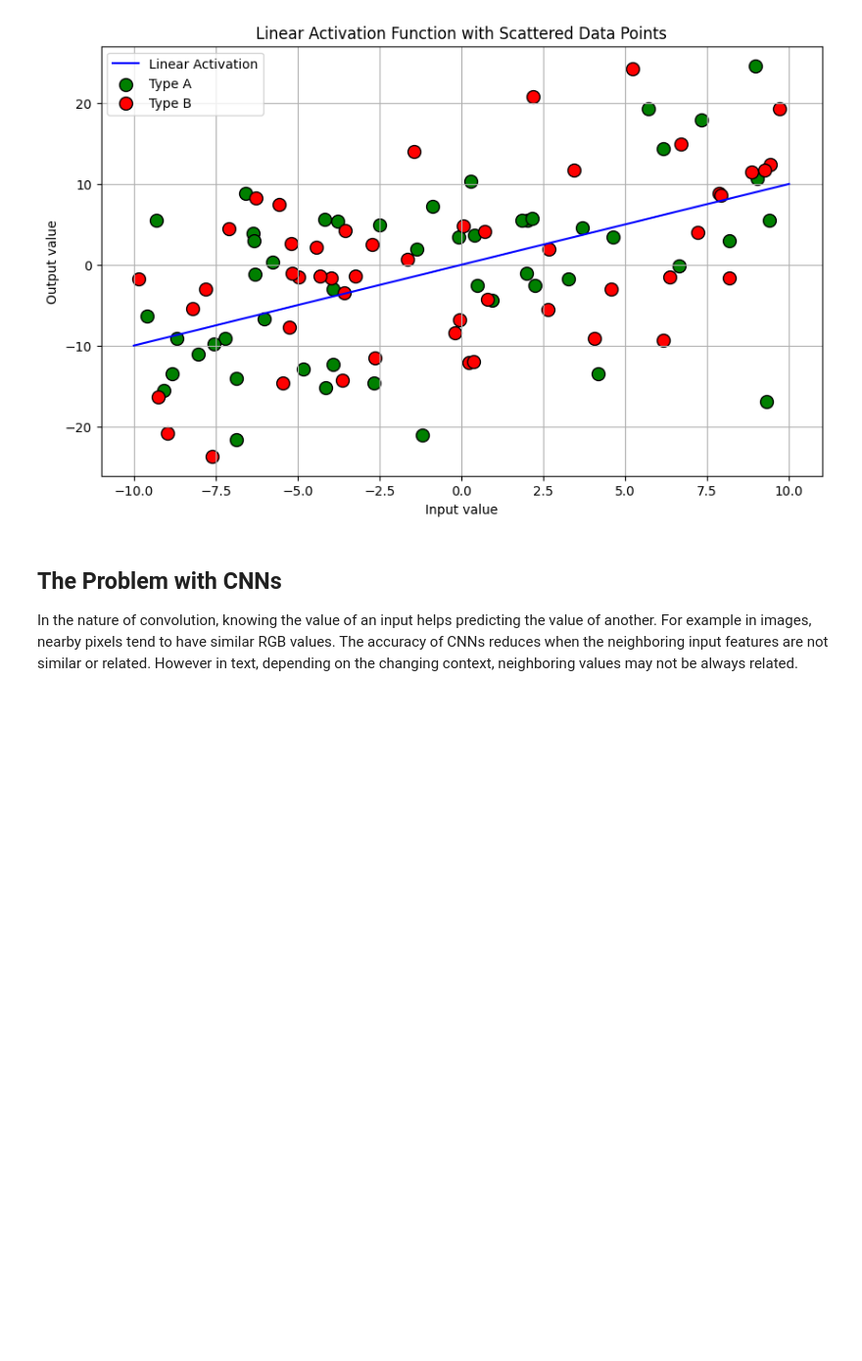
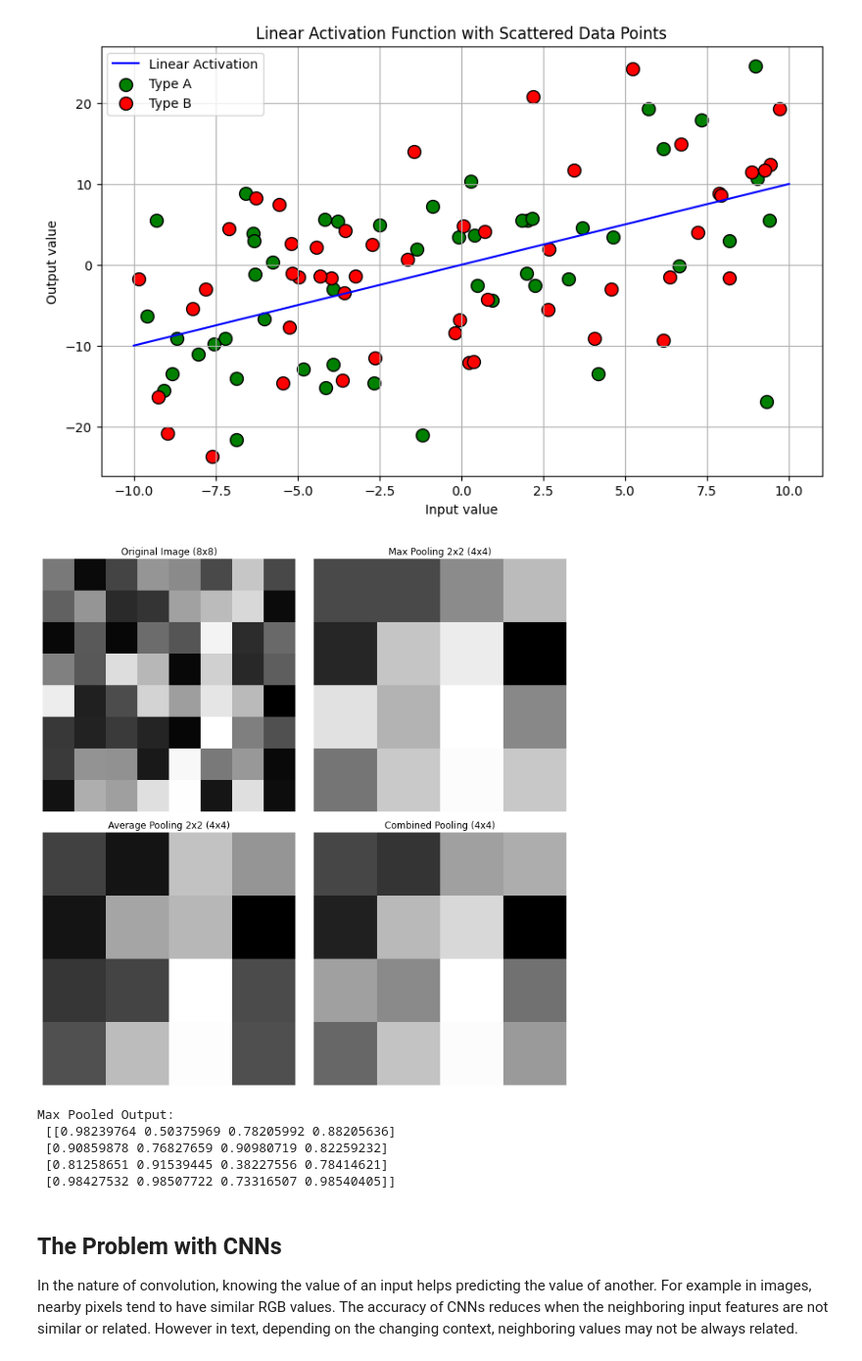
Before and after one commit to lenigovi/ComputerVisionSkills, a Jupyter notebook: 5_DeepLearningforVision.ipynb, the cells around one changed output. Shown at 98% size. Cells and saved outputs as stored; diff of their text form; code cells hidden in the pictures; blank space fills up the shorter version.

```diff
--- a/5_DeepLearningforVision.ipynb
+++ b/5_DeepLearningforVision.ipynb
@@ -172,6 +172,61 @@ def linear_activation_sample():
 linear_activation_sample()
 # %% [output]
 [figure]
+# %%
+import matplotlib.pyplot as plt
+import numpy as np
+
+fig, axs = plt.subplots(2, 2, figsize=(10, 10))
+original_image = np.random.rand(8, 8)
+axs[0, 0].imshow(original_image, cmap='gray')
+axs[0, 0].set_title('Original Image (8x8)')
+axs[0, 0].axis('off')
+
+# Max Pooling 2x2
+max_pooling_2x2 = np.array([[np.max(original_image[i:i+2, j:j+2])
+                             for j in range(0, original_image.shape[1], 2)]
+                            for i in range(0, original_image.shape[0], 2)])
+axs[0, 1].imshow(max_pooling_2x2, cmap='gray')
+axs[0, 1].set_title('Max Pooling 2x2 (4x4)')
+axs[0, 1].axis('off')
+
+# Average Pooling 2x2
+average_pooling_2x2 = np.array([[np.mean(original_image[i:i+2, j:j+2])
+                                 for j in range(0, original_image.shape[1], 2)]
+                                for i in range(0, original_image.shape[0], 2)])
+axs[1, 0].imshow(average_pooling_2x2, cmap='gray')
+axs[1, 0].set_title('Average Pooling 2x2 (4x4)')
+axs[1, 0].axis('off')
+
+# Combined Pooling
+combined_pooling = (max_pooling_2x2 + average_pooling_2x2) / 2
+axs[1, 1].imshow(combined_pooling, cmap='gray')
+axs[1, 1].set_title('Combined Pooling (4x4)')
+axs[1, 1].axis('off')
+
+# Adjust layout
+plt.tight_layout()
+plt.show()
+# %% [output]
+[figure, added]
+# %%
+def max_pooling(input_matrix, pool_size):
+    output_matrix = np.zeros((input_matrix.shape[0] // pool_size, input_matrix.shape[1] // pool_size))
+    for i in range(0, input_matrix.shape[0], pool_size):
+        for j in range(0, input_matrix.shape[1], pool_size):
+            output_matrix[i // pool_size, j // pool_size] = np.max(input_matrix[i:i+pool_size, j:j+pool_size])
+    return output_matrix
+
+input_matrix = np.random.rand(8, 8)
+pool_size = 2
+max_pooled_output = max_pooling(input_matrix, pool_size)
+print("Max Pooled Output:\n", max_pooled_output)
+# %% [output]
+Max Pooled Output:
+ [[0.98239764 0.50375969 0.78205992 0.88205636]
+ [0.90859878 0.76827659 0.90980719 0.82259232]
+ [0.81258651 0.91539445 0.38227556 0.78414621]
+ [0.98427532 0.98507722 0.73316507 0.98540405]]
 # %% [markdown]
 ## The Problem with CNNs
 
```
Also changed, not shown: 1 other file.
